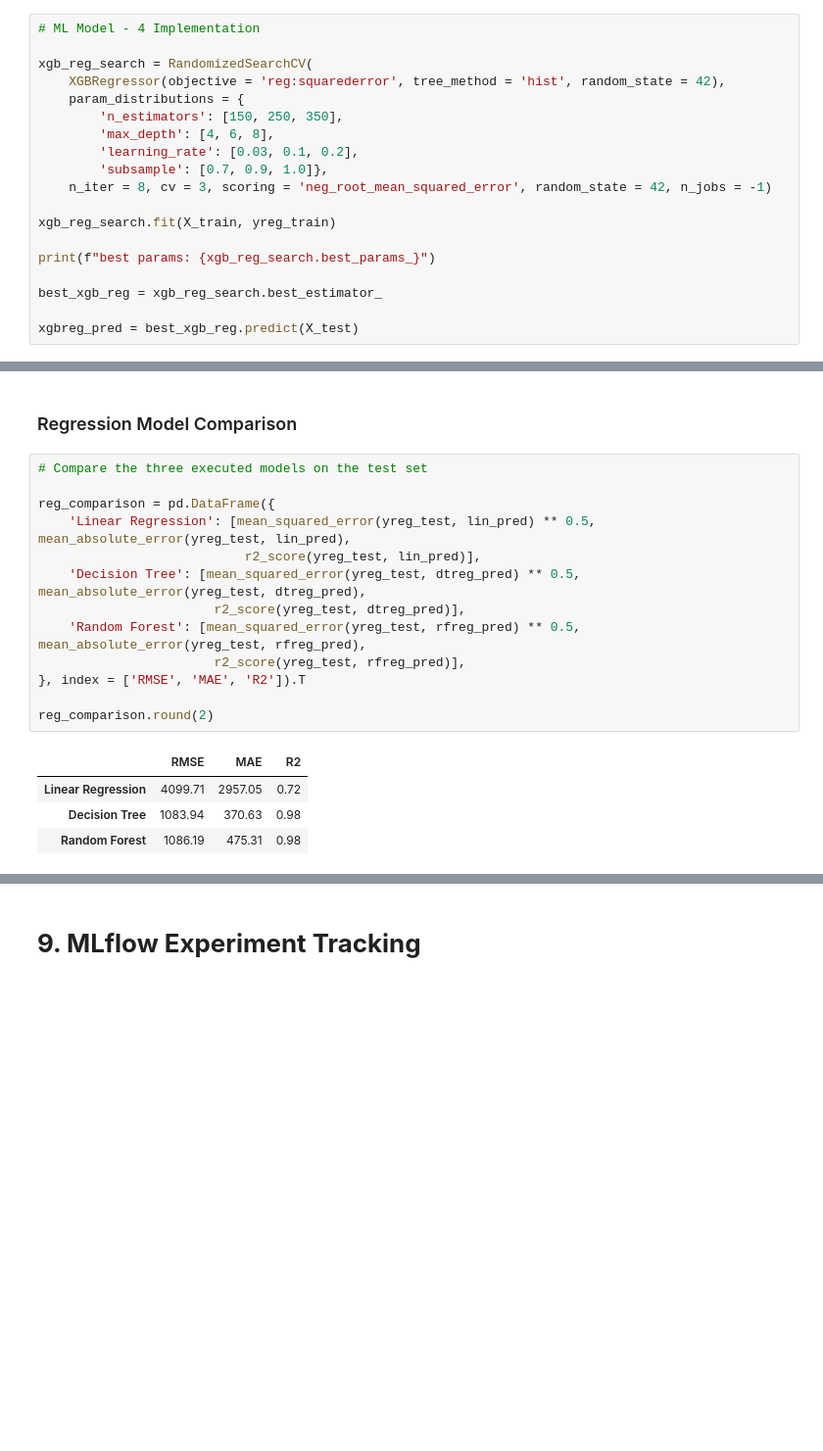
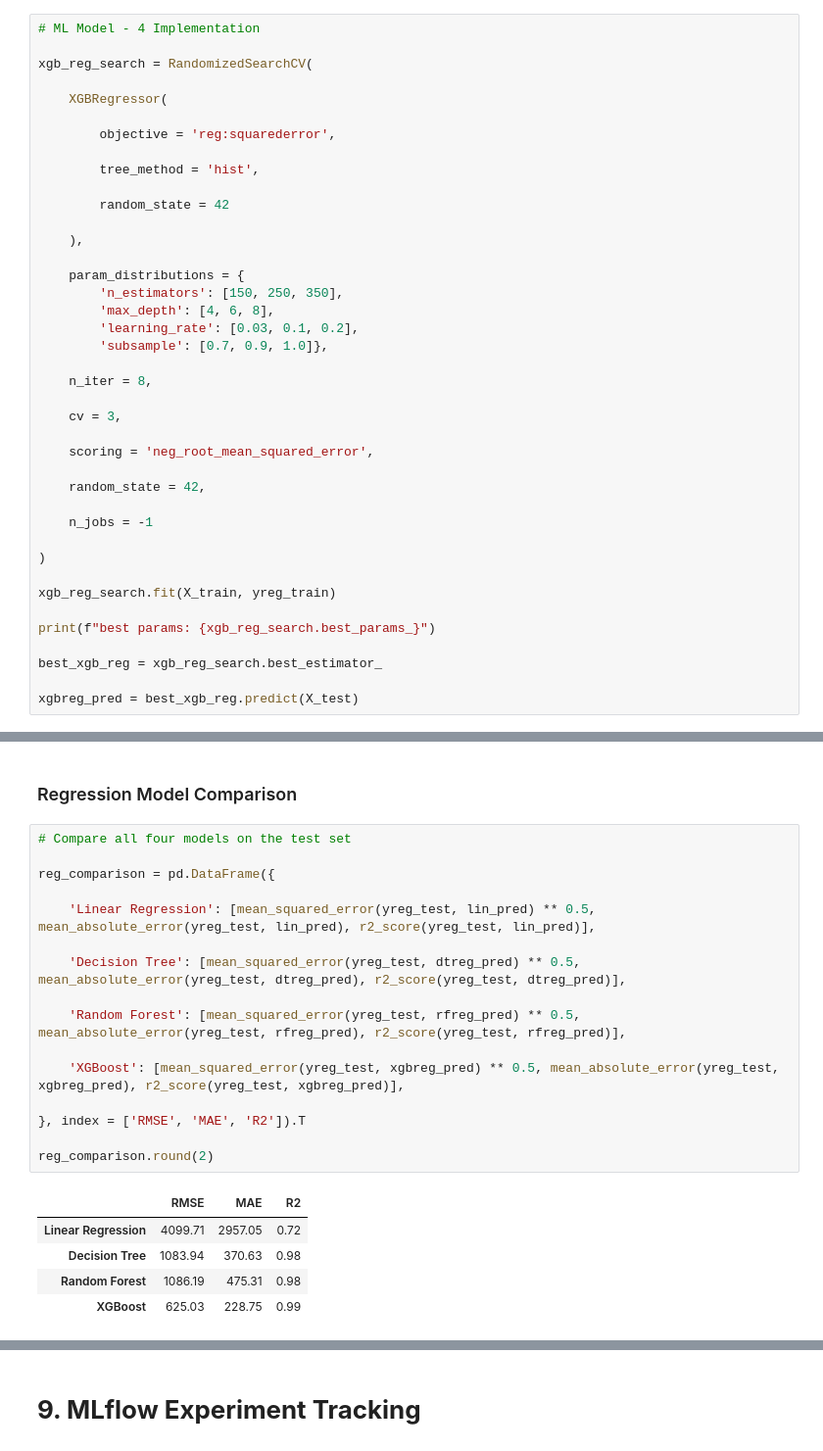
Before and after one commit to Mohit-1307/Loan-Eligibility-EMI-Predict-AI, a Jupyter notebook: notebooks/EMIPredict_AI_Model_Development.ipynb, the cells around one changed output, grey strips where cells are left out. Shown at 98% size. Saved outputs shown, nothing was run; the diff lists cells and outputs as text; blank space fills up the shorter version.

```diff
--- a/notebooks/EMIPredict_AI_Model_Development.ipynb
+++ b/notebooks/EMIPredict_AI_Model_Development.ipynb
@@ -1567,13 +2668,34 @@ plt.show()
 # ML Model - 4 Implementation
 
 xgb_reg_search = RandomizedSearchCV(
-    XGBRegressor(objective = 'reg:squarederror', tree_method = 'hist', random_state = 42),
+
+    XGBRegressor(
+
+        objective = 'reg:squarederror',
+
+        tree_method = 'hist',
+
+        random_state = 42
+
+    ),
+
     param_distributions = {
         'n_estimators': [150, 250, 350],
         'max_depth': [4, 6, 8],
         'learning_rate': [0.03, 0.1, 0.2],
         'subsample': [0.7, 0.9, 1.0]},
-    n_iter = 8, cv = 3, scoring = 'neg_root_mean_squared_error', random_state = 42, n_jobs = -1)
+
+    n_iter = 8,
+
+    cv = 3,
+
+    scoring = 'neg_root_mean_squared_error',
+
+    random_state = 42,
+
+    n_jobs = -1
+
+)
 
 xgb_reg_search.fit(X_train, yreg_train)
 
@@ -1604,23 +2789,27 @@ MAPE : 0.0716
 # %% [markdown]
 ### Regression Model Comparison
 # %%
-# Compare the three executed models on the test set
+# Compare all four models on the test set
 
 reg_comparison = pd.DataFrame({
-    'Linear Regression': [mean_squared_error(yreg_test, lin_pred) ** 0.5, mean_absolute_error(yreg_test, lin_pred),
-                           r2_score(yreg_test, lin_pred)],
-    'Decision Tree': [mean_squared_error(yreg_test, dtreg_pred) ** 0.5, mean_absolute_error(yreg_test, dtreg_pred),
-                       r2_score(yreg_test, dtreg_pred)],
-    'Random Forest': [mean_squared_error(yreg_test, rfreg_pred) ** 0.5, mean_absolute_error(yreg_test, rfreg_pred),
-                       r2_score(yreg_test, rfreg_pred)],
+
+    'Linear Regression': [mean_squared_error(yreg_test, lin_pred) ** 0.5, mean_absolute_error(yreg_test, lin_pred), r2_score(yreg_test, lin_pred)],
+
+    'Decision Tree': [mean_squared_error(yreg_test, dtreg_pred) ** 0.5, mean_absolute_error(yreg_test, dtreg_pred), r2_score(yreg_test, dtreg_pred)],
+
+    'Random Forest': [mean_squared_error(yreg_test, rfreg_pred) ** 0.5, mean_absolute_error(yreg_test, rfreg_pred), r2_score(yreg_test, rfreg_pred)],
+
+    'XGBoost': [mean_squared_error(yreg_test, xgbreg_pred) ** 0.5, mean_absolute_error(yreg_test, xgbreg_pred), r2_score(yreg_test, xgbreg_pred)],
+
 }, index = ['RMSE', 'MAE', 'R2']).T
 
 reg_comparison.round(2)
 # %% [output]
 |  | RMSE | MAE | R2 |
 | Linear Regression | 4099.71 | 2957.05 | 0.72 |
 | Decision Tree | 1083.94 | 370.63 | 0.98 |
 | Random Forest | 1086.19 | 475.31 | 0.98 |
+| XGBoost | 625.03 | 228.75 | 0.99 |
 # %%
 # Visualize the comparison
 
```
Also changed, not shown: parts of 99 cells of this notebook, 26 other files.
